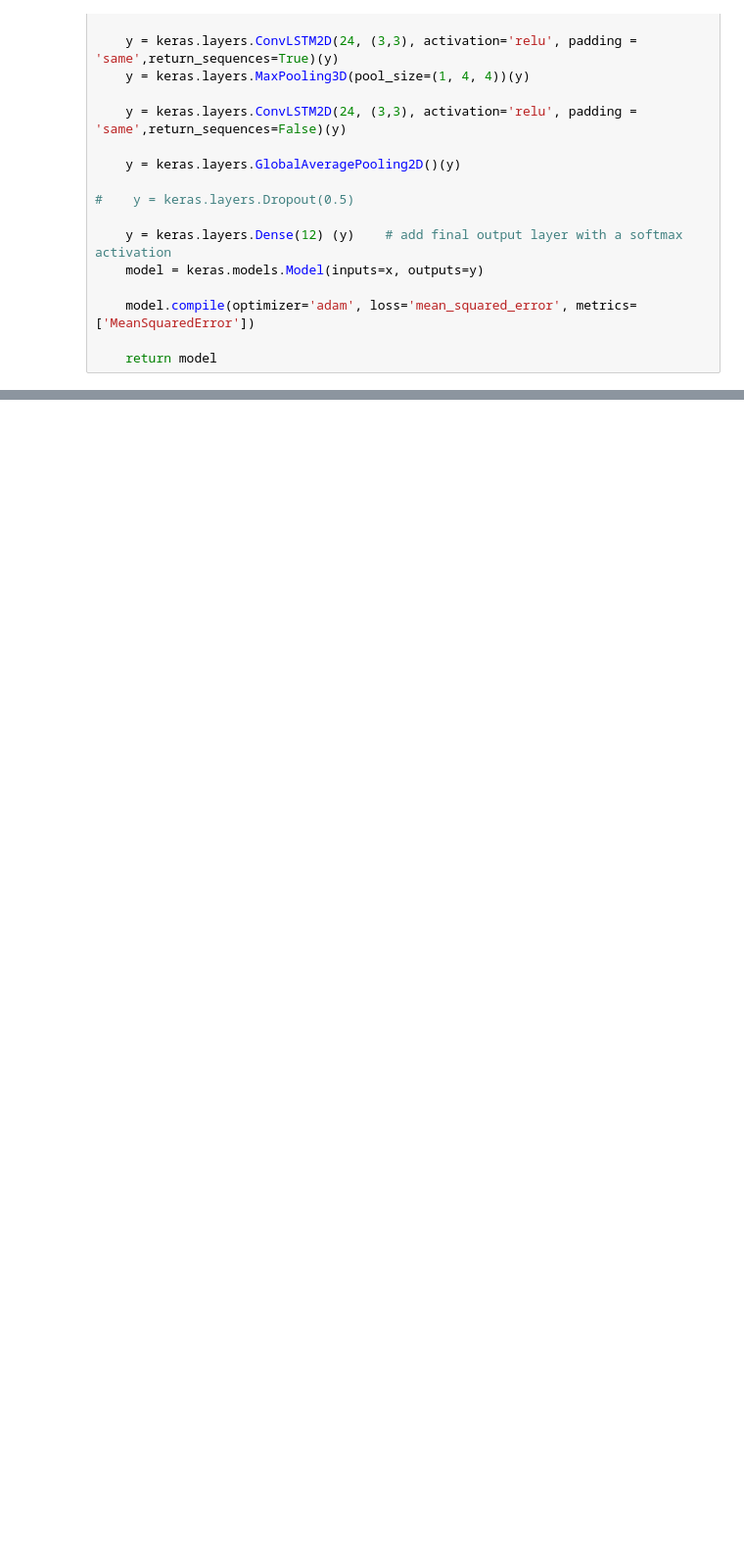
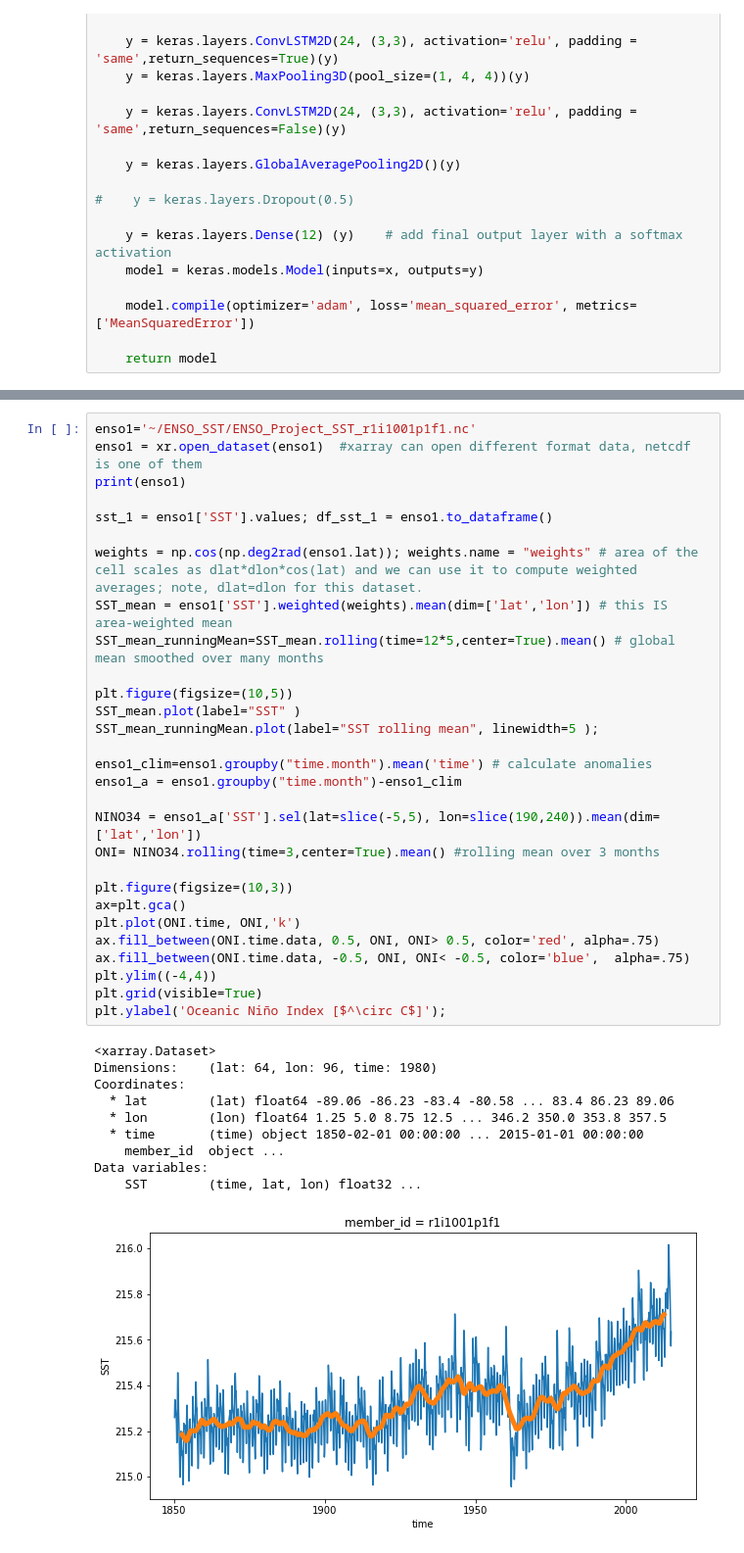
Before and after one commit to oceanhackweek/ohw22-proj-ENSO_Prediction, a Jupyter notebook: contributors/ModelCONVLSTM.ipynb, the cells around one changed output, grey strips where cells are left out. Shown at 98% size. Saved outputs shown, nothing was run; the diff lists cells and outputs as text; blank space fills up the shorter version.

```diff
--- a/contributors/ModelCONVLSTM.ipynb
+++ b/contributors/ModelCONVLSTM.ipynb
@@ -73,0 +126,40 @@ KeyboardInterrupt:
+# %%
+enso1='~/ENSO_SST/ENSO_Project_SST_r1i1001p1f1.nc'
+enso1 = xr.open_dataset(enso1)  #xarray can open different format data, netcdf is one of them
+print(enso1)
+
+sst_1 = enso1['SST'].values; df_sst_1 = enso1.to_dataframe()
+
+weights = np.cos(np.deg2rad(enso1.lat)); weights.name = "weights" # area of the cell scales as dlat*dlon*cos(lat) and we can use it to compute weighted averages; note, dlat=dlon for this dataset.
+SST_mean = enso1['SST'].weighted(weights).mean(dim=['lat','lon']) # this IS area-weighted mean
+SST_mean_runningMean=SST_mean.rolling(time=12*5,center=True).mean() # global mean smoothed over many months
+
+plt.figure(figsize=(10,5))
+SST_mean.plot(label="SST" )
+SST_mean_runningMean.plot(label="SST rolling mean", linewidth=5 );
+
+enso1_clim=enso1.groupby("time.month").mean('time') # calculate anomalies
+enso1_a = enso1.groupby("time.month")-enso1_clim
+
+NINO34 = enso1_a['SST'].sel(lat=slice(-5,5), lon=slice(190,240)).mean(dim=['lat','lon'])
+ONI= NINO34.rolling(time=3,center=True).mean() #rolling mean over 3 months
+
+plt.figure(figsize=(10,3))
+ax=plt.gca()
+plt.plot(ONI.time, ONI,'k')
+ax.fill_between(ONI.time.data, 0.5, ONI, ONI> 0.5, color='red', alpha=.75)
+ax.fill_between(ONI.time.data, -0.5, ONI, ONI< -0.5, color='blue',  alpha=.75)
+plt.ylim((-4,4))
+plt.grid(visible=True)
+plt.ylabel('Oceanic Niño Index [$^\circ C$]');
+# %% [output]
+<xarray.Dataset>
+Dimensions:    (lat: 64, lon: 96, time: 1980)
+Coordinates:
+  * lat        (lat) float64 -89.06 -86.23 -83.4 -80.58 ... 83.4 86.23 89.06
+  * lon        (lon) float64 1.25 5.0 8.75 12.5 ... 346.2 350.0 353.8 357.5
+  * time       (time) object 1850-02-01 00:00:00 ... 2015-01-01 00:00:00
+    member_id  object ...
+Data variables:
+    SST        (time, lat, lon) float32 ...
+[figure, added]
```
Also changed, not shown: parts of 13 cells of this notebook.
